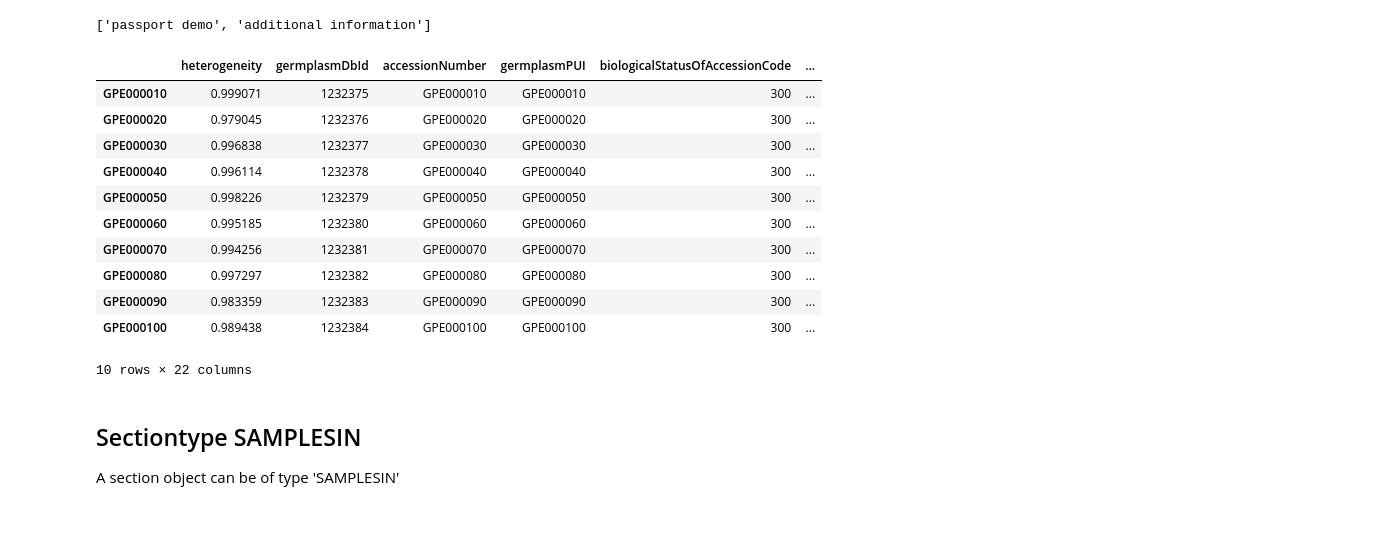
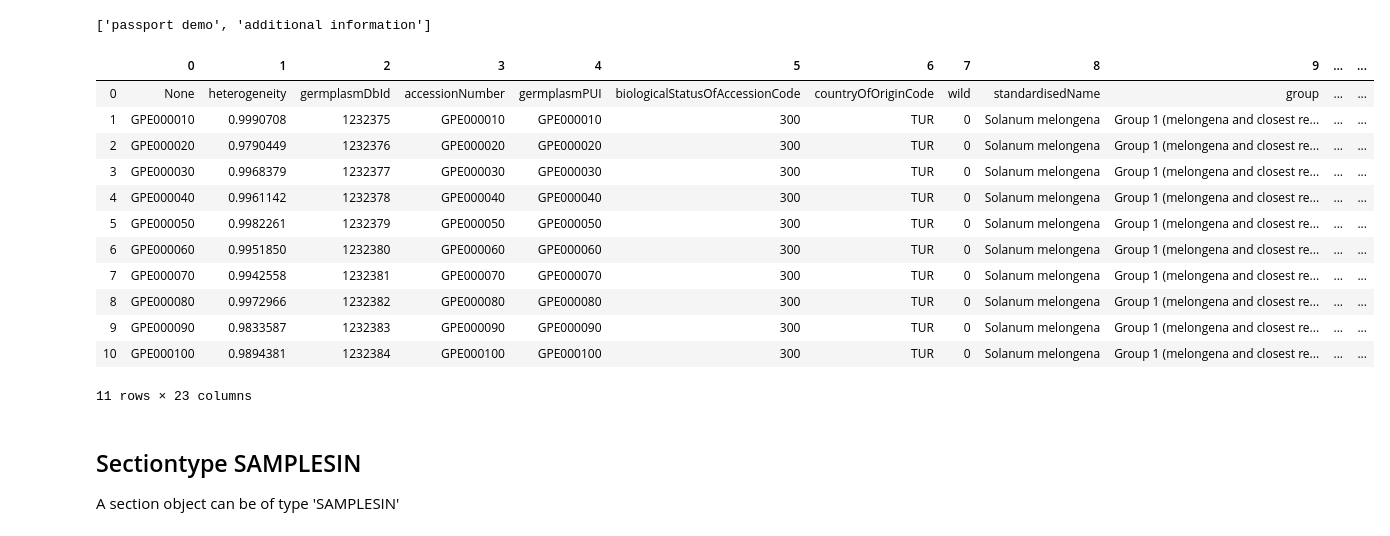
Before and after one commit to matthijsbrouwer/jupyter-elabjournal, a Jupyter notebook: 04_Experiments.ipynb, the cells around one changed output. Drawn from its saved outputs; the diff is of its cells as text; code cells hidden in the pictures.

```diff
--- a/04_Experiments.ipynb
+++ b/04_Experiments.ipynb
@@ -314,20 +316,22 @@ display(sheet_names)
 # %%
 import pandas as pd
-section4_excel_sheet = pd.read_excel(xls,sheet_name=sheet_names[0])
-display(section4_excel_sheet)
+section4_excel_sheet = xls[xls.sheetnames[0]]
+df = pd.DataFrame(section4_excel_sheet.values)
+display(df)
 # %% [output]
-|  | heterogeneity | germplasmDbId | accessionNumber | germplasmPUI | biologicalStatusOfAccessionCode | ... |
-| GPE000010 | 0.999071 | 1232375 | GPE000010 | GPE000010 | 300 | ... |
-| GPE000020 | 0.979045 | 1232376 | GPE000020 | GPE000020 | 300 | ... |
-| GPE000030 | 0.996838 | 1232377 | GPE000030 | GPE000030 | 300 | ... |
-| GPE000040 | 0.996114 | 1232378 | GPE000040 | GPE000040 | 300 | ... |
-| GPE000050 | 0.998226 | 1232379 | GPE000050 | GPE000050 | 300 | ... |
-| GPE000060 | 0.995185 | 1232380 | GPE000060 | GPE000060 | 300 | ... |
-| GPE000070 | 0.994256 | 1232381 | GPE000070 | GPE000070 | 300 | ... |
-| GPE000080 | 0.997297 | 1232382 | GPE000080 | GPE000080 | 300 | ... |
-| GPE000090 | 0.983359 | 1232383 | GPE000090 | GPE000090 | 300 | ... |
-| GPE000100 | 0.989438 | 1232384 | GPE000100 | GPE000100 | 300 | ... |
+|  | 0 | 1 | 2 | 3 | 4 | 5 | 6 | 7 | 8 | 9 | ... | ... |
+| 0 | None | heterogeneity | germplasmDbId | accessionNumber | germplasmPUI | biologicalStatusOfAccessionCode | countryOfOriginCode | wild | standardisedName | group | ... | ... |
+| 1 | GPE000010 | 0.9990708 | 1232375 | GPE000010 | GPE000010 | 300 | TUR | 0 | Solanum melongena | Group 1 (melongena and closest re... | ... | ... |
+| 2 | GPE000020 | 0.9790449 | 1232376 | GPE000020 | GPE000020 | 300 | TUR | 0 | Solanum melongena | Group 1 (melongena and closest re... | ... | ... |
+| 3 | GPE000030 | 0.9968379 | 1232377 | GPE000030 | GPE000030 | 300 | TUR | 0 | Solanum melongena | Group 1 (melongena and closest re... | ... | ... |
+| 4 | GPE000040 | 0.9961142 | 1232378 | GPE000040 | GPE000040 | 300 | TUR | 0 | Solanum melongena | Group 1 (melongena and closest re... | ... | ... |
+| 5 | GPE000050 | 0.9982261 | 1232379 | GPE000050 | GPE000050 | 300 | TUR | 0 | Solanum melongena | Group 1 (melongena and closest re... | ... | ... |
+| 6 | GPE000060 | 0.9951850 | 1232380 | GPE000060 | GPE000060 | 300 | TUR | 0 | Solanum melongena | Group 1 (melongena and closest re... | ... | ... |
+| 7 | GPE000070 | 0.9942558 | 1232381 | GPE000070 | GPE000070 | 300 | TUR | 0 | Solanum melongena | Group 1 (melongena and closest re... | ... | ... |
+| 8 | GPE000080 | 0.9972966 | 1232382 | GPE000080 | GPE000080 | 300 | TUR | 0 | Solanum melongena | Group 1 (melongena and closest re... | ... | ... |
+| 9 | GPE000090 | 0.9833587 | 1232383 | GPE000090 | GPE000090 | 300 | TUR | 0 | Solanum melongena | Group 1 (melongena and closest re... | ... | ... |
+| 10 | GPE000100 | 0.9894381 | 1232384 | GPE000100 | GPE000100 | 300 | TUR | 0 | Solanum melongena | Group 1 (melongena and closest re... | ... | ... |
-10 rows × 22 columns
+11 rows × 23 columns
 # %% [markdown]
 ## Sectiontype SAMPLESIN
 A section object can be of type 'SAMPLESIN'
```
Also changed, not shown: parts of 7 cells of this notebook, 5 other files.
